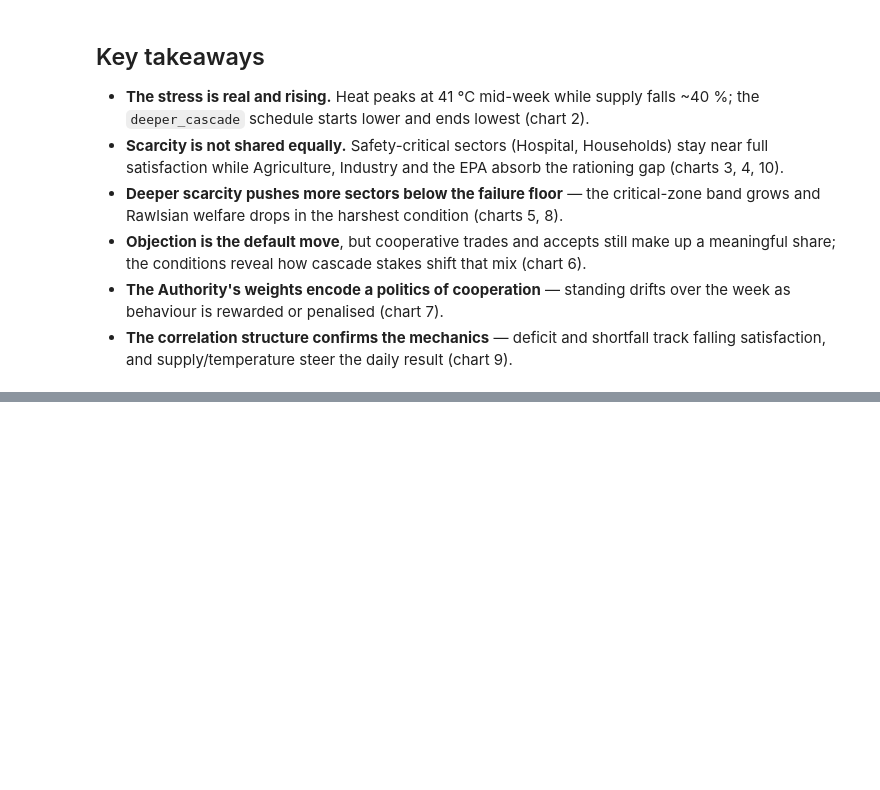
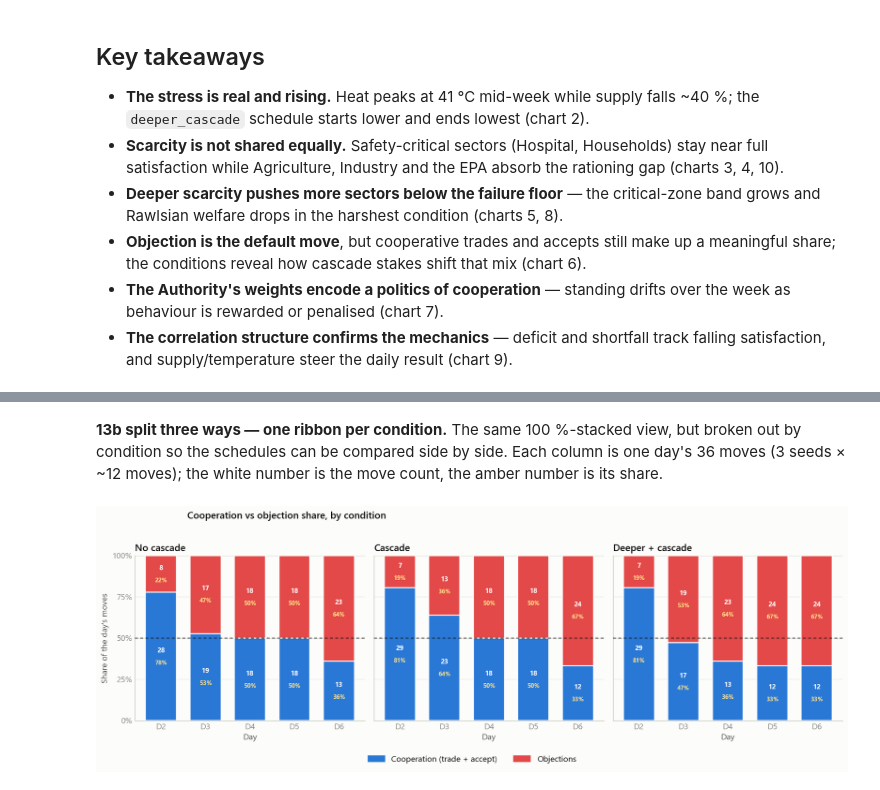
Before and after one commit to BhuvaneshWadhwani/heatwave-water-scarcity-simulation, a Jupyter notebook: VISUAL/simulation_analysis.ipynb, the cells around one changed output, grey strips where cells are left out. Drawn from its saved outputs; the diff is of its cells as text; code cells hidden in the pictures; blank space fills up the shorter version.

```diff
--- a/VISUAL/simulation_analysis.ipynb
+++ b/VISUAL/simulation_analysis.ipynb
@@ -724,0 +824,49 @@ Table 3 · Daily system tracker (averaged across all runs)
+# %% [markdown]
+**13b split three ways — one ribbon per condition.** The same 100 %-stacked view, but
+broken out by condition so the schedules can be compared side by side. Each column is
+one day's 36 moves (3 seeds × ~12 moves); the white number is the move count, the
+amber number is its share.
+# %%
+# === Chart 13b (per condition) — share ribbon split by condition ==============
+# Counts per condition x day, then cooperation/objection shares within each day
+cc = (mvd.groupby(['condition', 'day']).agg(Cooperation=('coop', 'sum'),
+                                            Objections=('obj', 'sum'),
+                                            Total=('move_type', 'size')))
+cc['Coop %'] = cc.Cooperation / cc.Total * 100
+cc['Obj %'] = cc.Objections / cc.Total * 100
+
+fig, axes = plt.subplots(1, 3, figsize=(14, 4.7), sharey=True)
+x = np.arange(len(MDAYS))
+for ax, cond in zip(axes, COND_ORDER):
+    sub = cc.loc[cond].reindex(MDAYS)
+    ax.bar(x, sub['Coop %'], width=0.7, color=COOP_C, zorder=3,
+           edgecolor=SURFACE, linewidth=1.4)
+    ax.bar(x, sub['Obj %'], bottom=sub['Coop %'], width=0.7, color=OBJ_C, zorder=3,
+           edgecolor=SURFACE, linewidth=1.4)
+    for i, d in enumerate(MDAYS):
+        c, o = sub.loc[d, 'Coop %'], sub.loc[d, 'Obj %']
+        ax.text(i, c / 2 + 3.5, f"{int(sub.loc[d, 'Cooperation'])}", ha='center',
+                va='center', color='white', fontsize=9, fontweight='bold')
+        ax.text(i, c / 2 - 4, f"{c:.0f}%", ha='center', va='center',
+                color=PCT_C, fontsize=8, fontweight='bold')
+        ax.text(i, c + o / 2 + 3.5, f"{int(sub.loc[d, 'Objections'])}", ha='center',
+                va='center', color='white', fontsize=9, fontweight='bold')
+        ax.text(i, c + o / 2 - 4, f"{o:.0f}%", ha='center', va='center',
+                color=PCT_C, fontsize=8, fontweight='bold')
+    ax.axhline(50, color=INK, lw=1, ls=(0, (4, 3)), zorder=4)
+    ax.set_title(COND_LABEL[cond], loc='left')
+    ax.set_xticks(x); ax.set_xticklabels([f'D{d}' for d in MDAYS])
+    ax.set_ylim(0, 100); ax.set_yticks(range(0, 101, 25))
+    ax.yaxis.set_major_formatter(mpl.ticker.PercentFormatter())
+    ax.set_xlabel('Day')
+    clean(ax, axis='y')
+axes[0].set_ylabel('Share of the day’s moves')
+
+handles = [mpl.patches.Patch(color=COOP_C), mpl.patches.Patch(color=OBJ_C)]
+fig.legend(handles, ['Cooperation (trade + accept)', 'Objections'],
+           loc='lower center', ncol=2, bbox_to_anchor=(0.5, -0.04))
+fig.suptitle('Cooperation vs objection share, by condition', x=0.125, ha='left',
+             fontsize=13, fontweight='semibold')
+plt.tight_layout(rect=[0, 0.04, 1, 0.96]); plt.show()
+# %% [output]
+[figure, added]
```
Also changed, not shown: parts of 7 cells of this notebook.
